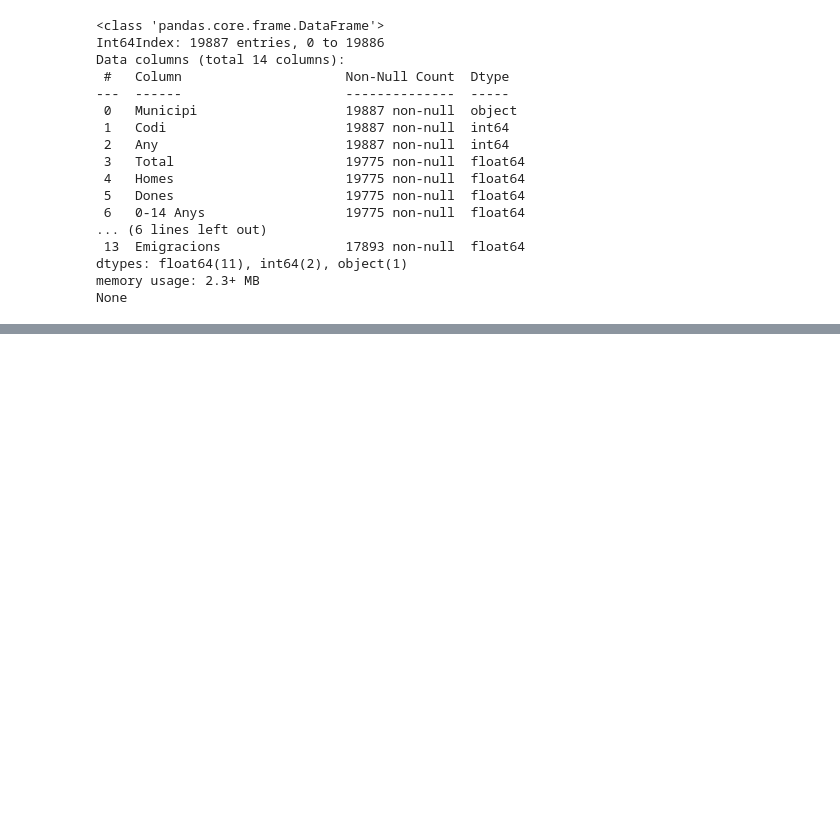
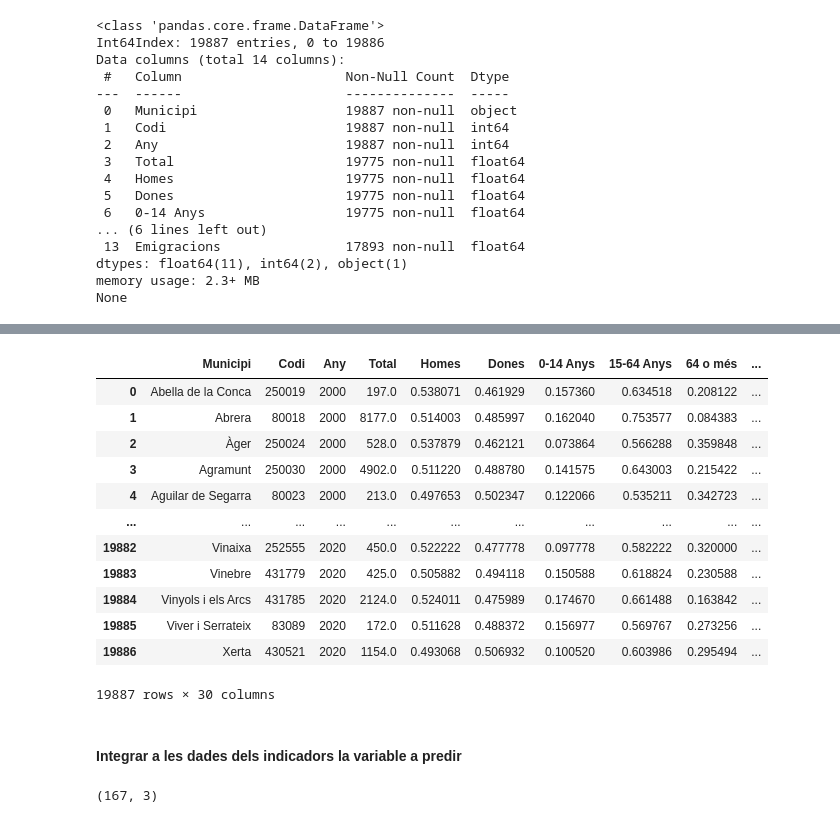
Before and after one commit to ingridperez03/pm-product, a Jupyter notebook: prediccio.ipynb, the cells around one changed output, grey strips where cells are left out. Drawn from its saved outputs; the diff is of its cells as text; code cells hidden in the pictures; blank space fills up the shorter version.

```diff
--- a/prediccio.ipynb
+++ b/prediccio.ipynb
@@ -310,0 +472,27 @@ None
+# %%
+for ind in ["Homes", "Dones", "0-14 Anys", "15-64 Anys", "64 o més"]:
+    indicadors[ind] = indicadors[ind]/indicadors["Total"]
+# %%
+indicadors
+# %% [output]
+|  | Municipi | Codi | Any | Total | Homes | Dones | 0-14 Anys | 15-64 Anys | 64 o més | ... |
+| 0 | Abella de la Conca | 250019 | 2000 | 197.0 | 0.538071 | 0.461929 | 0.157360 | 0.634518 | 0.208122 | ... |
+| 1 | Abrera | 80018 | 2000 | 8177.0 | 0.514003 | 0.485997 | 0.162040 | 0.753577 | 0.084383 | ... |
+| 2 | Àger | 250024 | 2000 | 528.0 | 0.537879 | 0.462121 | 0.073864 | 0.566288 | 0.359848 | ... |
+| 3 | Agramunt | 250030 | 2000 | 4902.0 | 0.511220 | 0.488780 | 0.141575 | 0.643003 | 0.215422 | ... |
+| 4 | Aguilar de Segarra | 80023 | 2000 | 213.0 | 0.497653 | 0.502347 | 0.122066 | 0.535211 | 0.342723 | ... |
+| ... | ... | ... | ... | ... | ... | ... | ... | ... | ... | ... |
+| 19882 | Vinaixa | 252555 | 2020 | 450.0 | 0.522222 | 0.477778 | 0.097778 | 0.582222 | 0.320000 | ... |
+| 19883 | Vinebre | 431779 | 2020 | 425.0 | 0.505882 | 0.494118 | 0.150588 | 0.618824 | 0.230588 | ... |
+| 19884 | Vinyols i els Arcs | 431785 | 2020 | 2124.0 | 0.524011 | 0.475989 | 0.174670 | 0.661488 | 0.163842 | ... |
+| 19885 | Viver i Serrateix | 83089 | 2020 | 172.0 | 0.511628 | 0.488372 | 0.156977 | 0.569767 | 0.273256 | ... |
+| 19886 | Xerta | 430521 | 2020 | 1154.0 | 0.493068 | 0.506932 | 0.100520 | 0.603986 | 0.295494 | ... |
+19887 rows × 30 columns
+# %% [markdown]
+#### Integrar a les dades dels indicadors la variable a predir
+# %%
+# Estudi es centra del 2000 en endavant -> Dades només a partir del 2000
+habitatges = habitatges[habitatges["Any"] >= 2000]
+habitatges.shape
+# %% [output]
+(167, 3)
```
Also changed, not shown: parts of 30 cells of this notebook, 2 other files.
